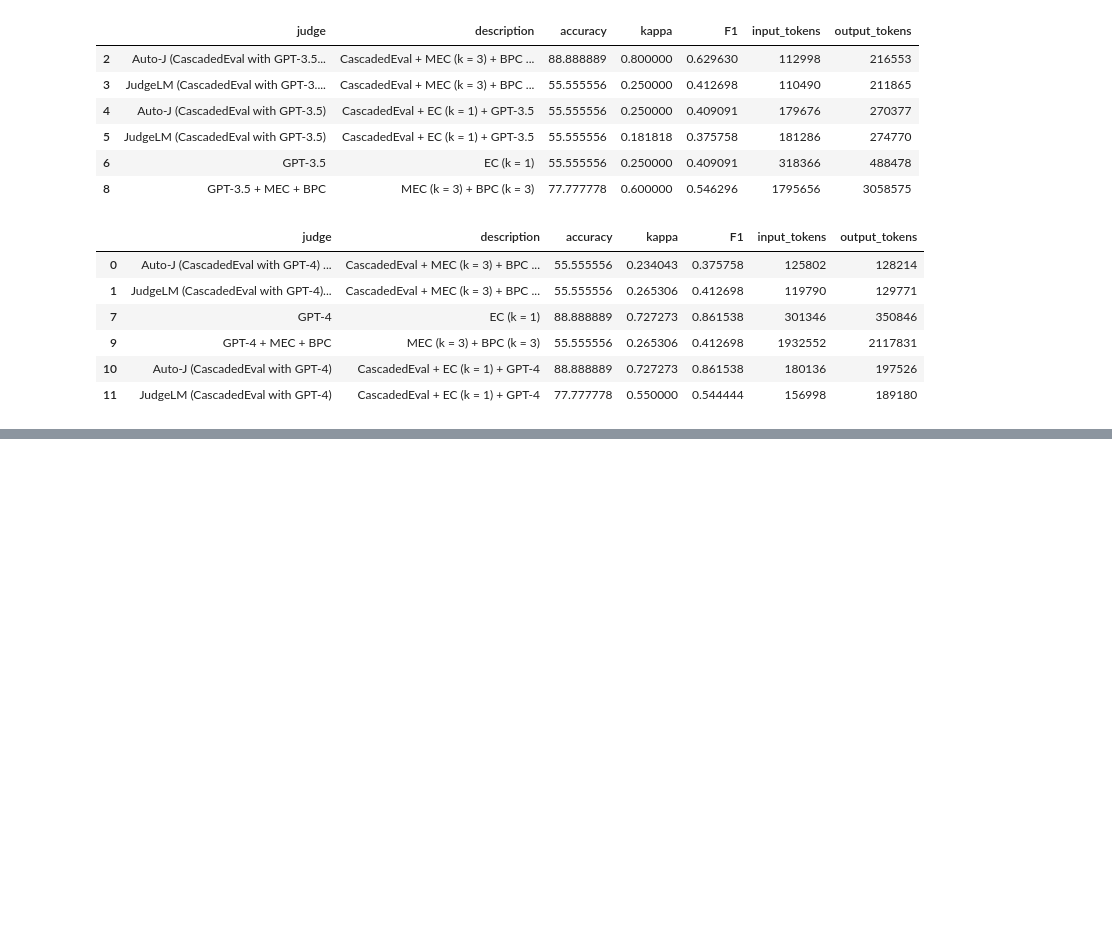
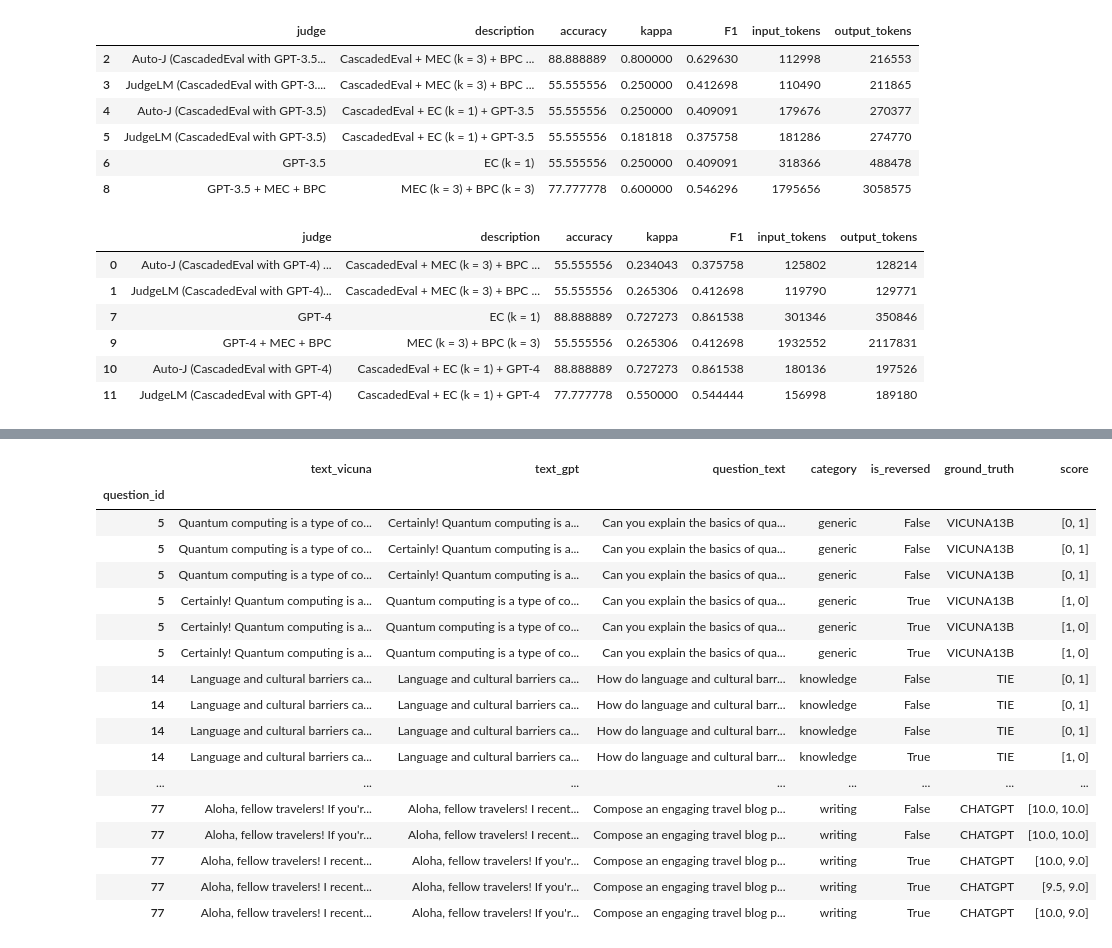
Before and after one commit to Thesis-LLM-as-a-judge-AUAS/fair-eval, a Jupyter notebook: sanity_check.ipynb, the cells around one changed output, grey strips where cells are left out. Saved outputs shown, nothing was run; the diff lists cells and outputs as text; code cells hidden in the pictures; blank space fills up the shorter version.

```diff
--- a/sanity_check.ipynb
+++ b/sanity_check.ipynb
@@ -1965,0 +1970,5 @@ gpt4_final
+# %%
+with open('./review/review_gpt35_vicuna-13b_human.txt', 'r', encoding='utf-8') as f:
+    text_lines = f.read().splitlines()
+
+len(text_lines)
@@ -1965,0 +1979,6 @@ gpt4_final
+# %%
+vicuna_mec_questions_gpt4 = pd.read_json('./vicuna/mec-bpc-vicuna-gpt4.json')
+vicuna_mec_questions_gpt4['ground_truth'] = vicuna_mec_questions_gpt4['question_id'].apply(lambda x: text_lines[x - 1])
+vicuna_mec_questions_gpt4 = vicuna_mec_questions_gpt4.set_index('question_id')
+
+vicuna_mec_questions_gpt4
@@ -1965,0 +2006,6 @@ gpt4_final
+# %%
+vicuna_mec_questions = pd.read_json('./vicuna/mec-bpc-vicuna.json')
+vicuna_mec_questions['ground_truth'] = vicuna_mec_questions['question_id'].apply(lambda x: text_lines[x - 1])
+vicuna_mec_questions = vicuna_mec_questions.set_index('question_id')
+
+vicuna_mec_questions
@@ -1965,0 +2031,43 @@ gpt4_final
+# %%
+final_list = []
+
+for i in range(1, 47):
+    with open(f'./cascaded-eval-results/vicuna-mec-gpt4/{i}-auto-j-vicuna-mec-gpt4-final.json', "r") as f:
+        auto_j_results_gpt4 = json.loads(f.read().strip())
+
+    with open(f'./cascaded-eval-results/vicuna-mec/{i}-auto-j-vicuna-mec-final.json', "r") as f:
+        auto_j_results = json.loads(f.read().strip())
+
+    auto_j = vicuna_mec_questions.copy()
+    auto_j['score'] = auto_j_results
+
+    auto_j_gpt4 = vicuna_mec_questions_gpt4.copy()
+    auto_j_gpt4['score'] = auto_j_results_gpt4
+
+    current_judgement_result = {
+        'auto-j-gpt4': auto_j_gpt4,
+        'auto-j': auto_j,
+    }
+
+    final_list.append(current_judgement_result)
+
+final_list[0]['auto-j-gpt4']
+# %% [output]
+|  | text_vicuna | text_gpt | question_text | category | is_reversed | ground_truth | score |
+| question_id |  |  |  |  |  |  |  |
+| 5 | Quantum computing is a type of co... | Certainly! Quantum computing is a... | Can you explain the basics of qua... | generic | False | VICUNA13B | [0, 1] |
+| 5 | Quantum computing is a type of co... | Certainly! Quantum computing is a... | Can you explain the basics of qua... | generic | False | VICUNA13B | [0, 1] |
+| 5 | Quantum computing is a type of co... | Certainly! Quantum computing is a... | Can you explain the basics of qua... | generic | False | VICUNA13B | [0, 1] |
+| 5 | Certainly! Quantum computing is a... | Quantum computing is a type of co... | Can you explain the basics of qua... | generic | True | VICUNA13B | [1, 0] |
+| 5 | Certainly! Quantum computing is a... | Quantum computing is a type of co... | Can you explain the basics of qua... | generic | True | VICUNA13B | [1, 0] |
+| 5 | Certainly! Quantum computing is a... | Quantum computing is a type of co... | Can you explain the basics of qua... | generic | True | VICUNA13B | [1, 0] |
+| 14 | Language and cultural barriers ca... | Language and cultural barriers ca... | How do language and cultural barr... | knowledge | False | TIE | [0, 1] |
+| 14 | Language and cultural barriers ca... | Language and cultural barriers ca... | How do language and cultural barr... | knowledge | False | TIE | [0, 1] |
+| 14 | Language and cultural barriers ca... | Language and cultural barriers ca... | How do language and cultural barr... | knowledge | False | TIE | [0, 1] |
+| 14 | Language and cultural barriers ca... | Language and cultural barriers ca... | How do language and cultural barr... | knowledge | True | TIE | [1, 0] |
+| ... | ... | ... | ... | ... | ... | ... | ... |
+| 77 | Aloha, fellow travelers! If you'r... | Aloha, fellow travelers! I recent... | Compose an engaging travel blog p... | writing | False | CHATGPT | [10.0, 10.0] |
+| 77 | Aloha, fellow travelers! If you'r... | Aloha, fellow travelers! I recent... | Compose an engaging travel blog p... | writing | False | CHATGPT | [10.0, 10.0] |
+| 77 | Aloha, fellow travelers! I recent... | Aloha, fellow travelers! If you'r... | Compose an engaging travel blog p... | writing | True | CHATGPT | [10.0, 9.0] |
+| 77 | Aloha, fellow travelers! I recent... | Aloha, fellow travelers! If you'r... | Compose an engaging travel blog p... | writing | True | CHATGPT | [9.5, 9.0] |
+| 77 | Aloha, fellow travelers! I recent... | Aloha, fellow travelers! If you'r... | Compose an engaging travel blog p... | writing | True | CHATGPT | [10.0, 9.0] |
```
Also changed, not shown: parts of 14 cells of this notebook, 2 other files.
